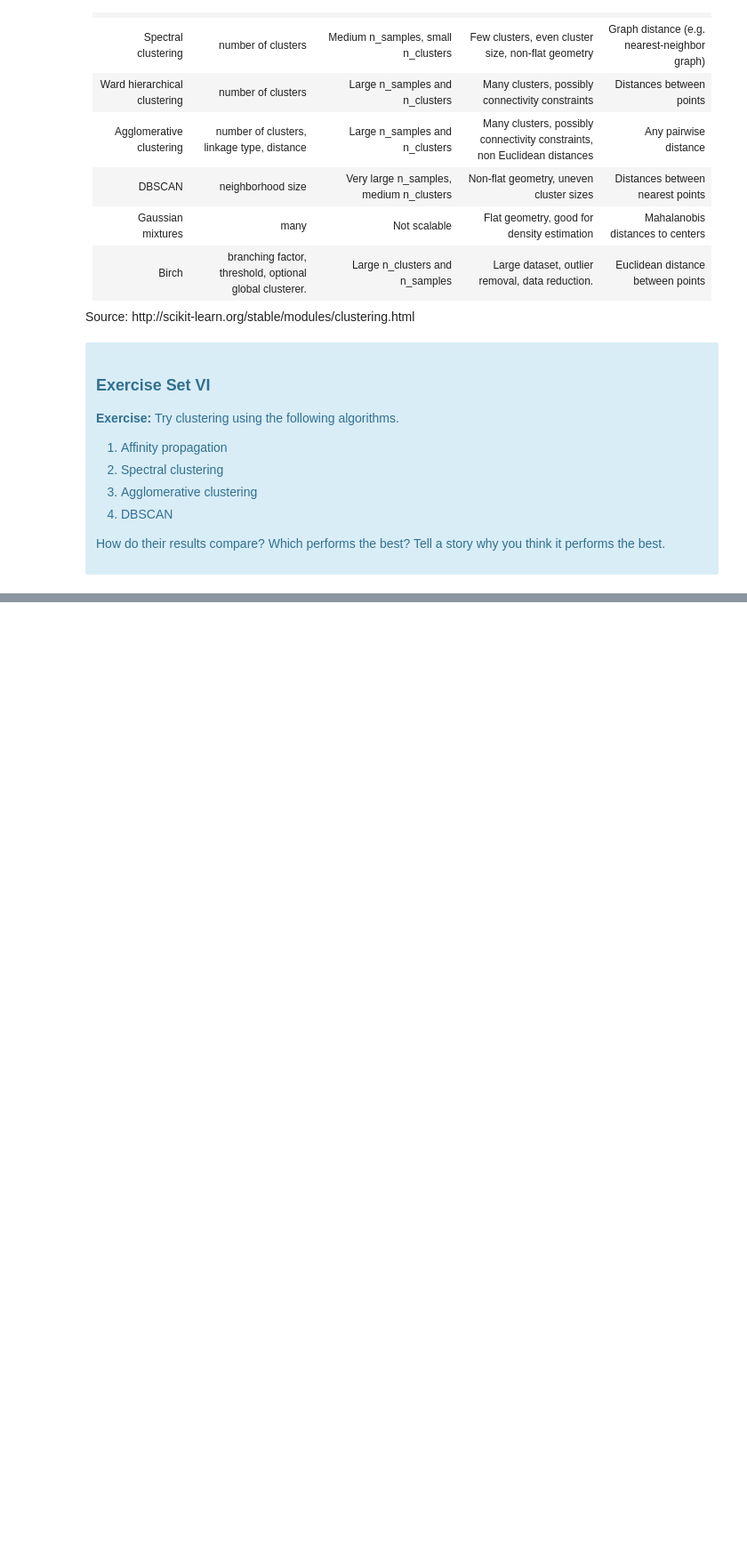
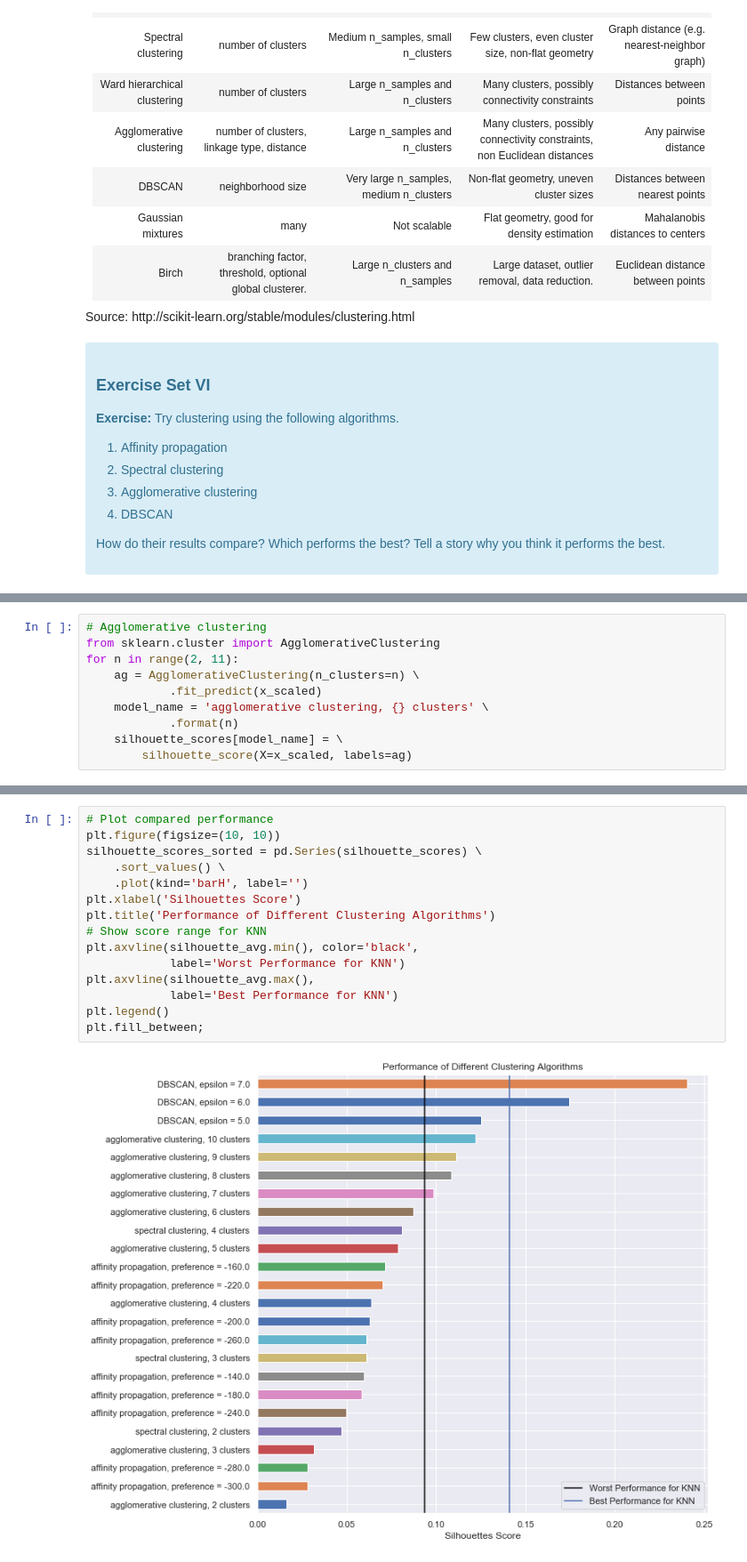
Before and after one commit to tloeber/Springboard, a Jupyter notebook: mini-project_clustering/Mini_Project_Clustering.ipynb, the cells around one changed output, grey strips where cells are left out. Shown at 89% size. Saved outputs shown, nothing was run; the diff lists cells and outputs as text; blank space fills up the shorter version.

```diff
--- a/mini-project_clustering/Mini_Project_Clustering.ipynb
+++ b/mini-project_clustering/Mini_Project_Clustering.ipynb
@@ -752,0 +791,10 @@ array([ 0, 11,  1,  4,  9, 15,  6,  7, 13,  4,  3,  1,  5, 14,  7,  1,  8,
+# %%
+# Agglomerative clustering
+from sklearn.cluster import AgglomerativeClustering
+for n in range(2, 11):
+    ag = AgglomerativeClustering(n_clusters=n) \
+            .fit_predict(x_scaled)
+    model_name = 'agglomerative clustering, {} clusters' \
+            .format(n)
+    silhouette_scores[model_name] = \
+        silhouette_score(X=x_scaled, labels=ag)
@@ -752,0 +869,17 @@ array([ 0, 11,  1,  4,  9, 15,  6,  7, 13,  4,  3,  1,  5, 14,  7,  1,  8,
+# %%
+# Plot compared performance
+plt.figure(figsize=(10, 10))
+silhouette_scores_sorted = pd.Series(silhouette_scores) \
+    .sort_values() \
+    .plot(kind='barH', label='')
+plt.xlabel('Silhouettes Score')
+plt.title('Performance of Different Clustering Algorithms')
+# Show score range for KNN
+plt.axvline(silhouette_avg.min(), color='black',
+            label='Worst Performance for KNN')
+plt.axvline(silhouette_avg.max(),
+            label='Best Performance for KNN')
+plt.legend()
+plt.fill_between;
+# %% [output]
+[figure, added]
```
Also changed, not shown: parts of 27 cells of this notebook.
